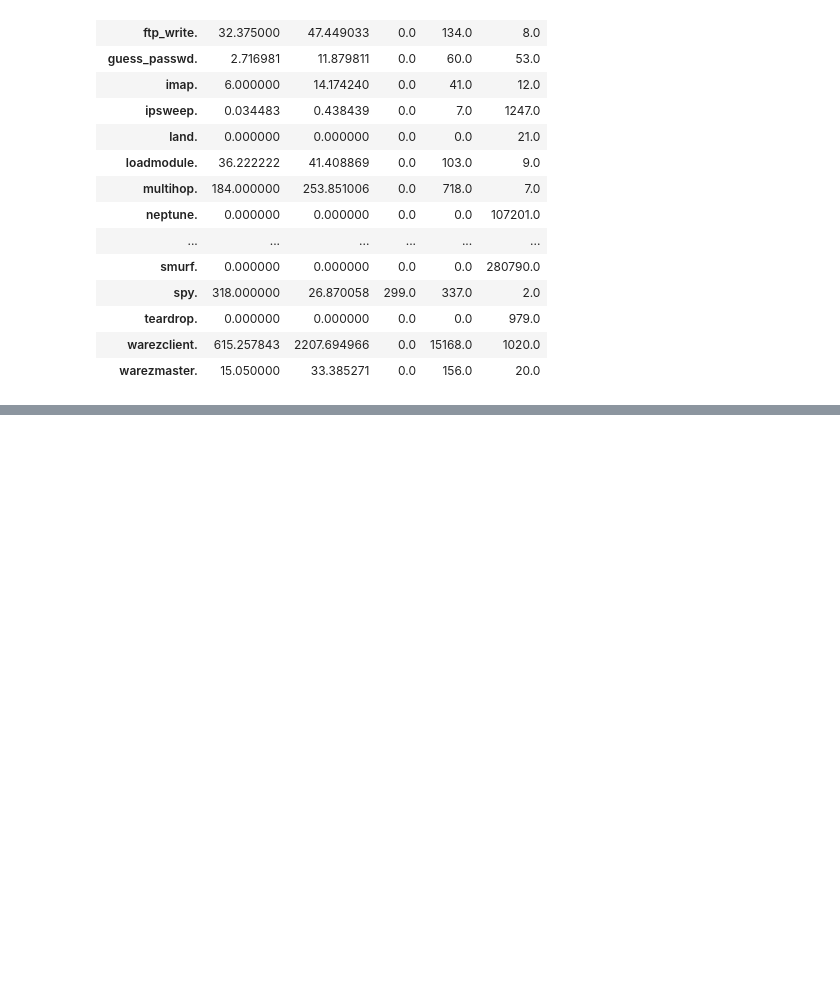
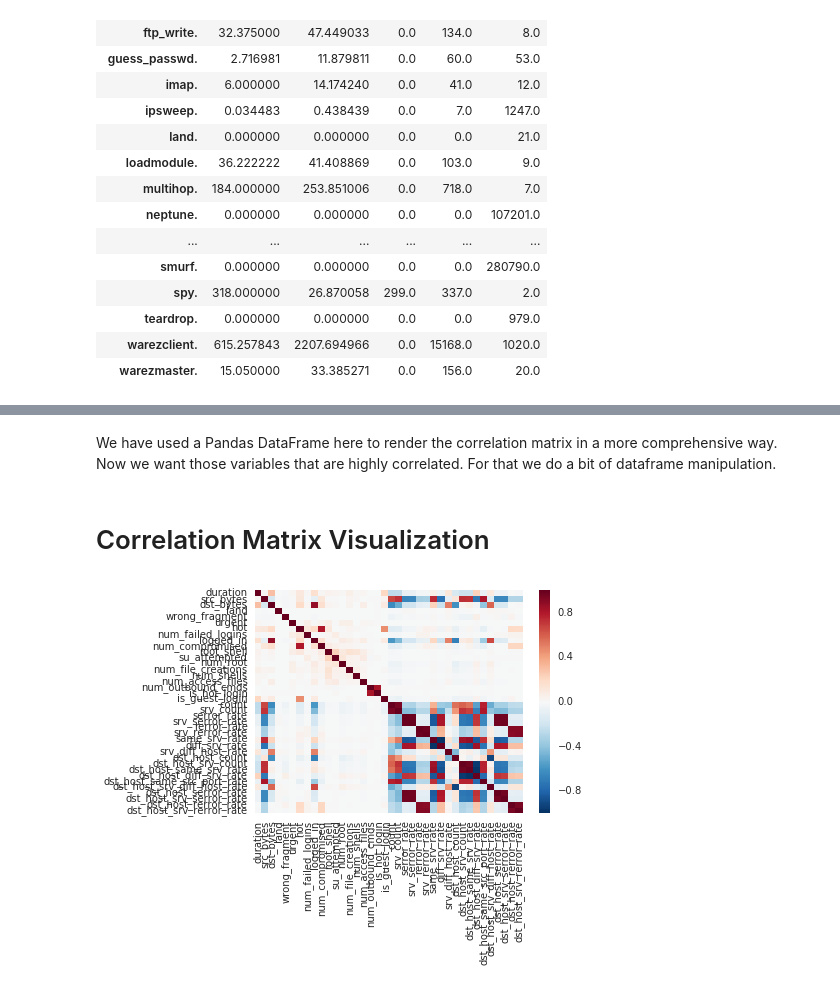
Before and after one commit to andersy005/spark-quest, a Jupyter notebook: pyspark-notebooks/06-mllib-statistics.ipynb, the cells around one changed output, grey strips where cells are left out. Saved outputs shown, nothing was run; the diff lists cells and outputs as text; code cells hidden in the pictures; blank space fills up the shorter version.

```diff
--- a/pyspark-notebooks/06-mllib-statistics.ipynb
+++ b/pyspark-notebooks/06-mllib-statistics.ipynb
@@ -216,0 +286,18 @@ Duration statistics, by label
+# %%
+correlation_matrix = Statistics.corr(vector_data, method="spearman")
+# %%
+# Once whe have the correlations ready, we can start inspecting their values
+pd.set_option('display.max_columns', 50)
+
+col_names = ["duration","src_bytes","dst_bytes","land","wrong_fragment",
+             "urgent","hot","num_failed_logins","logged_in","num_compromised",
+             "root_shell","su_attempted","num_root","num_file_creations",
+             "num_shells","num_access_files","num_outbound_cmds",
+             "is_hot_login","is_guest_login","count","srv_count","serror_rate",
+             "srv_serror_rate","rerror_rate","srv_rerror_rate","same_srv_rate",
+             "diff_srv_rate","srv_diff_host_rate","dst_host_count","dst_host_srv_count",
+             "dst_host_same_srv_rate","dst_host_diff_srv_rate","dst_host_same_src_port_rate",
+             "dst_host_srv_diff_host_rate","dst_host_serror_rate","dst_host_srv_serror_rate",
+             "dst_host_rerror_rate","dst_host_srv_rerror_rate"]
+
+corr_df = pd.DataFrame(correlation_matrix, index=col_names, columns=col_names)
@@ -216,0 +324,4 @@ Duration statistics, by label
+# %% [markdown]
+We have used a Pandas DataFrame here to render the correlation matrix in a more comprehensive way. Now we want those variables that are highly correlated. For that we do a bit of dataframe manipulation.
+# %% [markdown]
+# Correlation Matrix Visualization
@@ -216,0 +333,5 @@ Duration statistics, by label
+# %%
+sns.heatmap(corr_df)
+plt.show()
+# %% [output]
+[figure, added]
```
Also changed, not shown: parts of 11 cells of this notebook.
